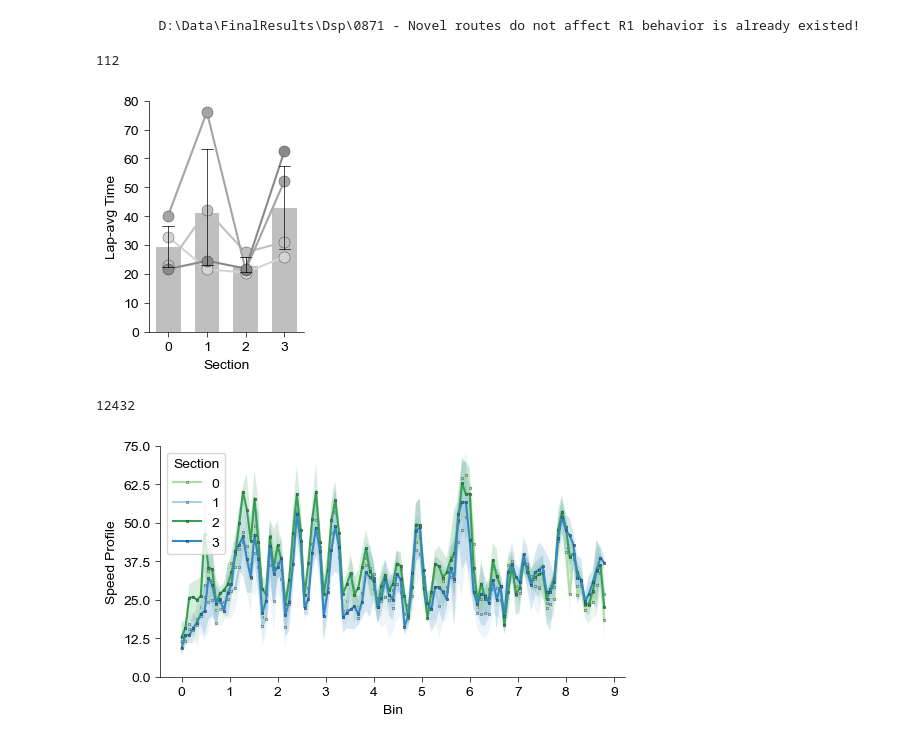
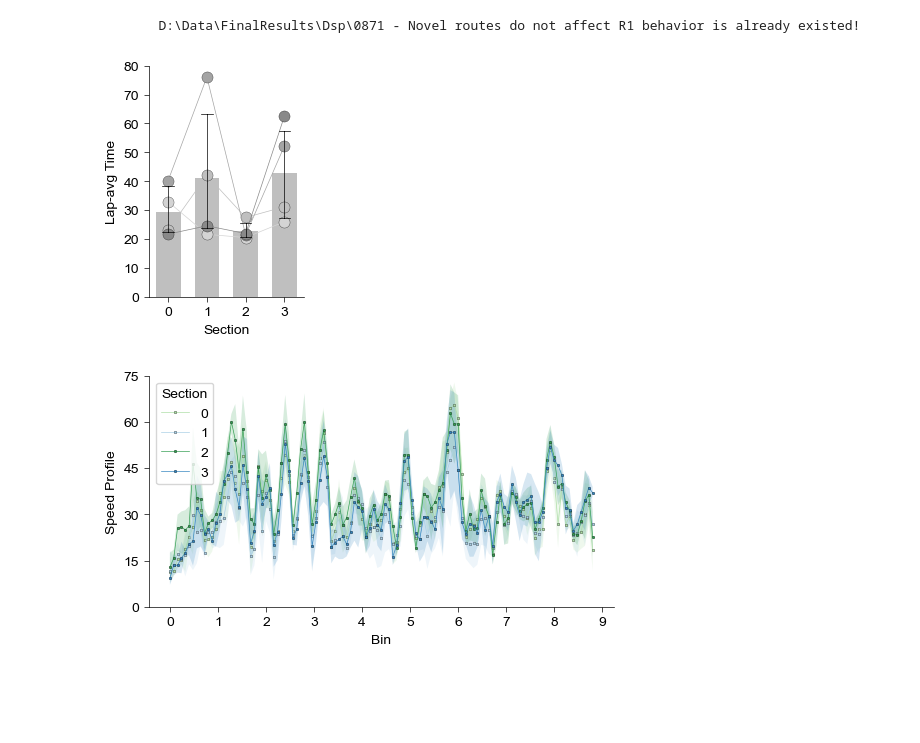
Before and after one commit to YAO-Shuyang/PlotFigures, a Jupyter notebook: NodeFigures/Fig0871 - Novel routes do not affect R1 behavior.ipynb, the cells around one changed output. Drawn from its saved outputs; the diff is of its cells as text; code cells hidden in the pictures; blank space fills up the shorter version.

```diff
--- a/NodeFigures/Fig0871 - Novel routes do not affect R1 behavior.ipynb
+++ b/NodeFigures/Fig0871 - Novel routes do not affect R1 behavior.ipynb
@@ -72,6 +72,7 @@ sns.lineplot(
     err_style="bars",
     ax=ax,
     err_kws={"capsize": 5, "capthick": 1},
+    linewidth=0.5,
     legend=False
 )
 sns.barplot(
@@ -91,8 +92,7 @@ plt.savefig(join(loc, f"lapwise avg time.svg"))
 plt.savefig(join(loc, f"lapwise avg time.png"), dpi=600)
 plt.show()
 # %% [output]
-112
-[figure, old version]
+[figure, new version]
 # %%
 def speed_profile(trace):
     beg, end = LapSplit(trace, "DSPMaze")
@@ -122,7 +122,7 @@ def speed_profile(trace):
 
     return speed_profiles
 
-if exists(join(figdata, f" {code_id} [speed profile].pkl")) == False:
+if exists(join(figdata, f"{code_id} [speed profile].pkl")) == False:
     SpeedProfileData = {
         "MiceID": [],
         "Session": [],
@@ -157,36 +157,36 @@ else:
         SpeedProfileData = pickle.load(f)
 
 SpeedProfileData['X'] = SpeedProfileData['Session'] * 4 + SpeedProfileData['Section']
 subdata = SubDict(SpeedProfileData, SpeedProfileData.keys(), np.where(SpeedProfileData['Session'] == 0)[0])
 fig = plt.figure(figsize=(6, 3))
 ax = Clear_Axes(plt.axes(), close_spines=['top', 'right'], ifxticks=True, ifyticks=True)
 sns.lineplot(
     x='Bin',
     y='Speed Profile',
     data=subdata,
     hue='Section',
     palette=[
         sns.color_palette("Greens", 2)[0],
         sns.color_palette("Blues", 2)[0],
         sns.color_palette("Greens", 2)[1],
         sns.color_palette("Blues", 2)[1]
     ],
     marker='o',
     markeredgewidth=0.2,
     markersize=2,
+    linewidth=0.5,
     markeredgecolor='k',
     ax=ax,
     err_kws={"edgecolor": None}
 )
 ax.set_ylim(0,75)
-ax.set_yticks(np.linspace(0, 75, 7))
+ax.set_yticks(np.linspace(0, 75, 6))
 ax.set_xticks(np.linspace(0, 112.5, 10), np.linspace(0, 9, 10).astype(int))
 plt.savefig(join(loc, f"speed profile.svg"))
 plt.savefig(join(loc, f"speed profile.png"), dpi=600)
 plt.show()
 # %% [output]
-12432
-[figure, old version]
+[figure, new version]
 # %%
 def decision_rate(trace):
     beg, end = LapSplit(trace, "DSPMaze")
```
Also changed, not shown: parts of 1 cell of this notebook.
